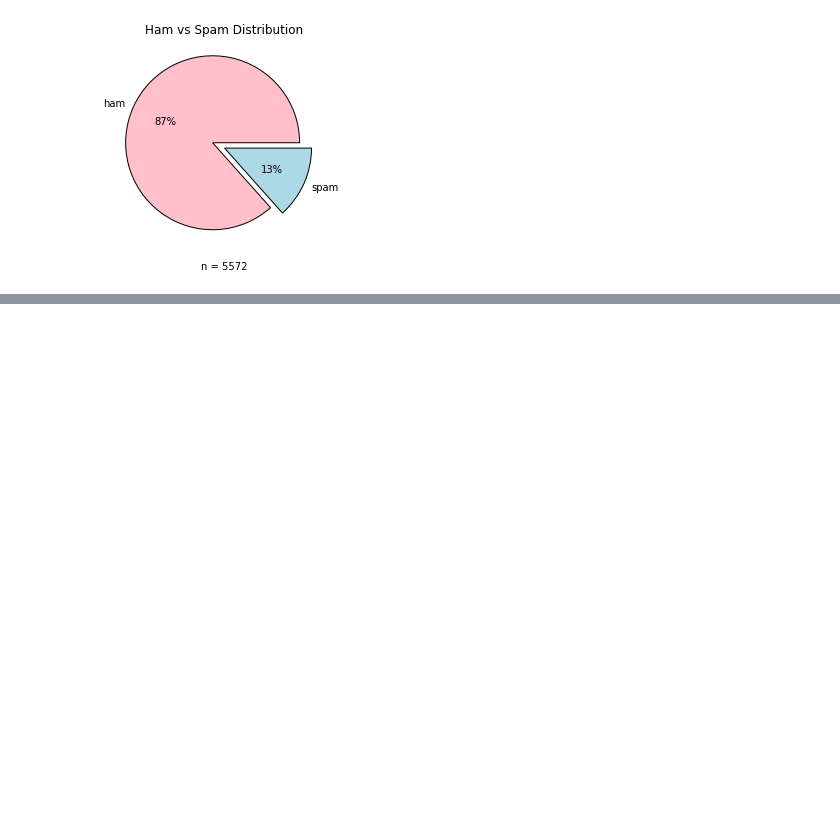
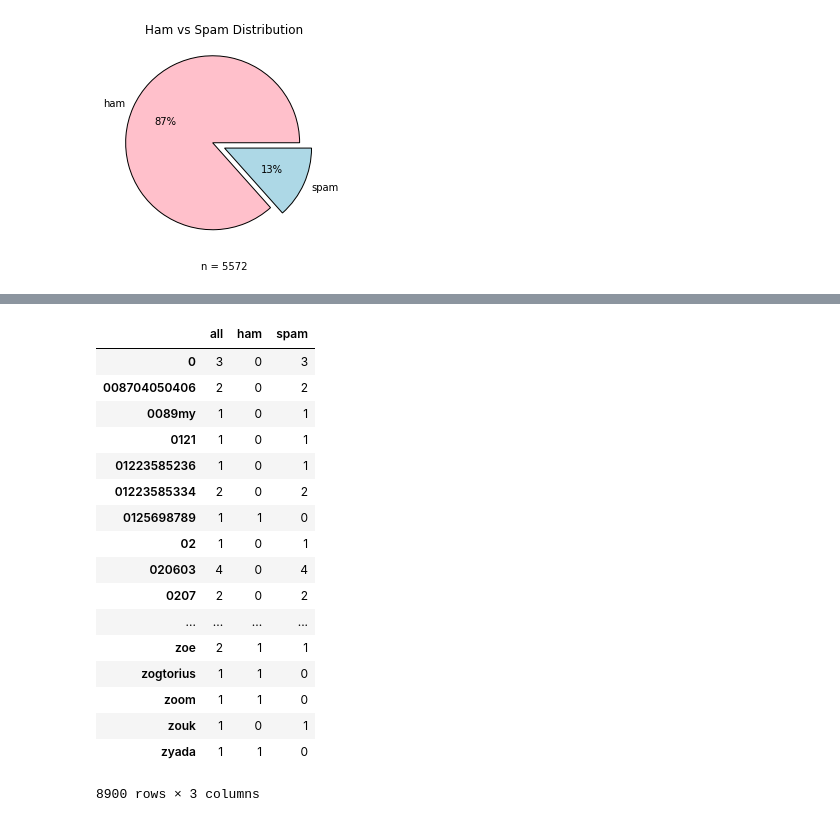
Before and after one commit to Jacqueline-A-Shay/ds-methodologies-exercises, a Jupyter notebook: NLP/prepare.ipynb, the cells around one changed output, grey strips where cells are left out. Cells and saved outputs as stored; diff of their text form; code cells hidden in the pictures; blank space fills up the shorter version.

```diff
--- a/NLP/prepare.ipynb
+++ b/NLP/prepare.ipynb
@@ -88,0 +186,21 @@ pd.concat(
+# %%
+tf
+# %% [output]
+|  | all | ham | spam |
+| 0 | 3 | 0 | 3 |
+| 008704050406 | 2 | 0 | 2 |
+| 0089my | 1 | 0 | 1 |
+| 0121 | 1 | 0 | 1 |
+| 01223585236 | 1 | 0 | 1 |
+| 01223585334 | 2 | 0 | 2 |
+| 0125698789 | 1 | 1 | 0 |
+| 02 | 1 | 0 | 1 |
+| 020603 | 4 | 0 | 4 |
+| 0207 | 2 | 0 | 2 |
+| ... | ... | ... | ... |
+| zoe | 2 | 1 | 1 |
+| zogtorius | 1 | 1 | 0 |
+| zoom | 1 | 1 | 0 |
+| zouk | 1 | 0 | 1 |
+| zyada | 1 | 1 | 0 |
+8900 rows × 3 columns
```
Also changed, not shown: parts of 14 cells of this notebook.
